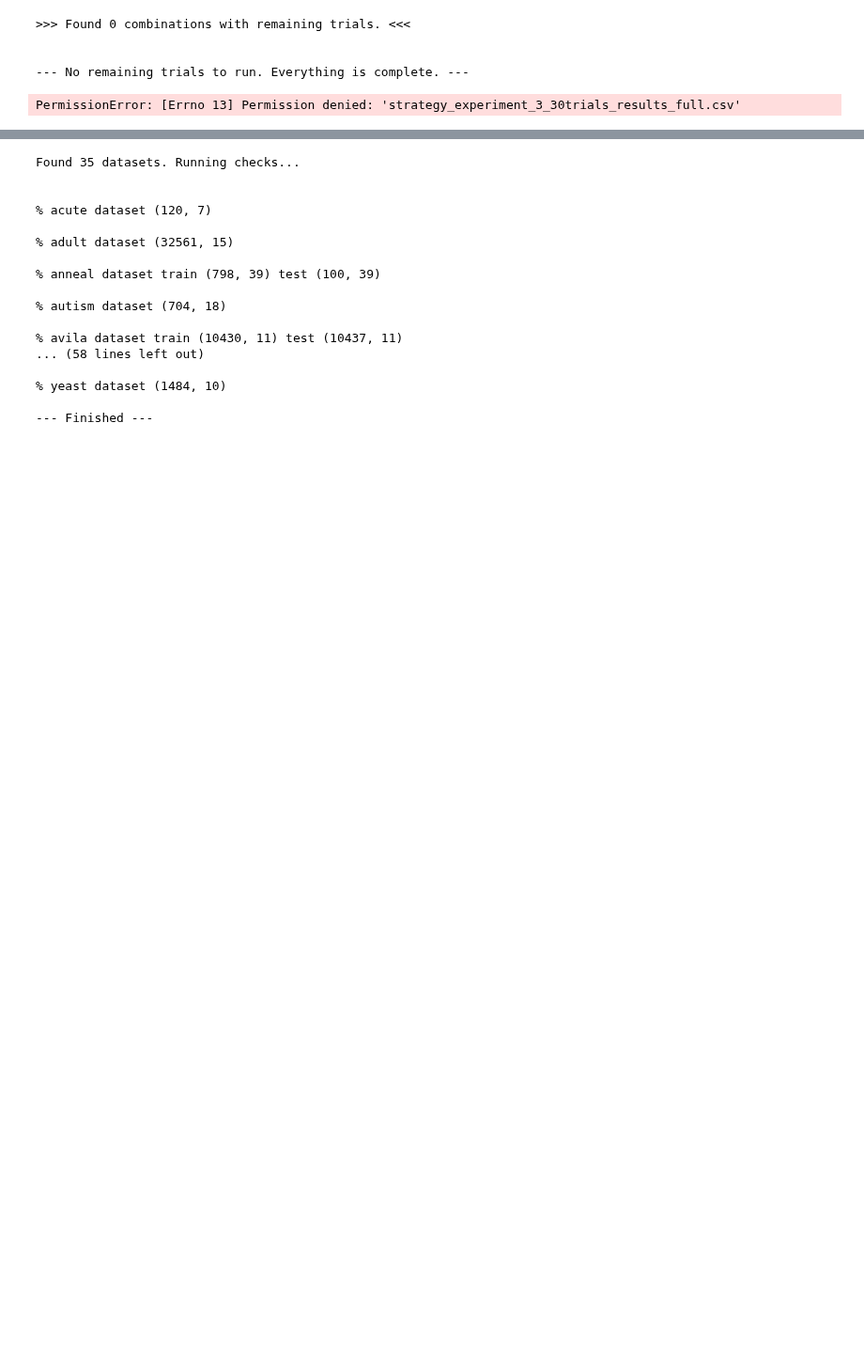
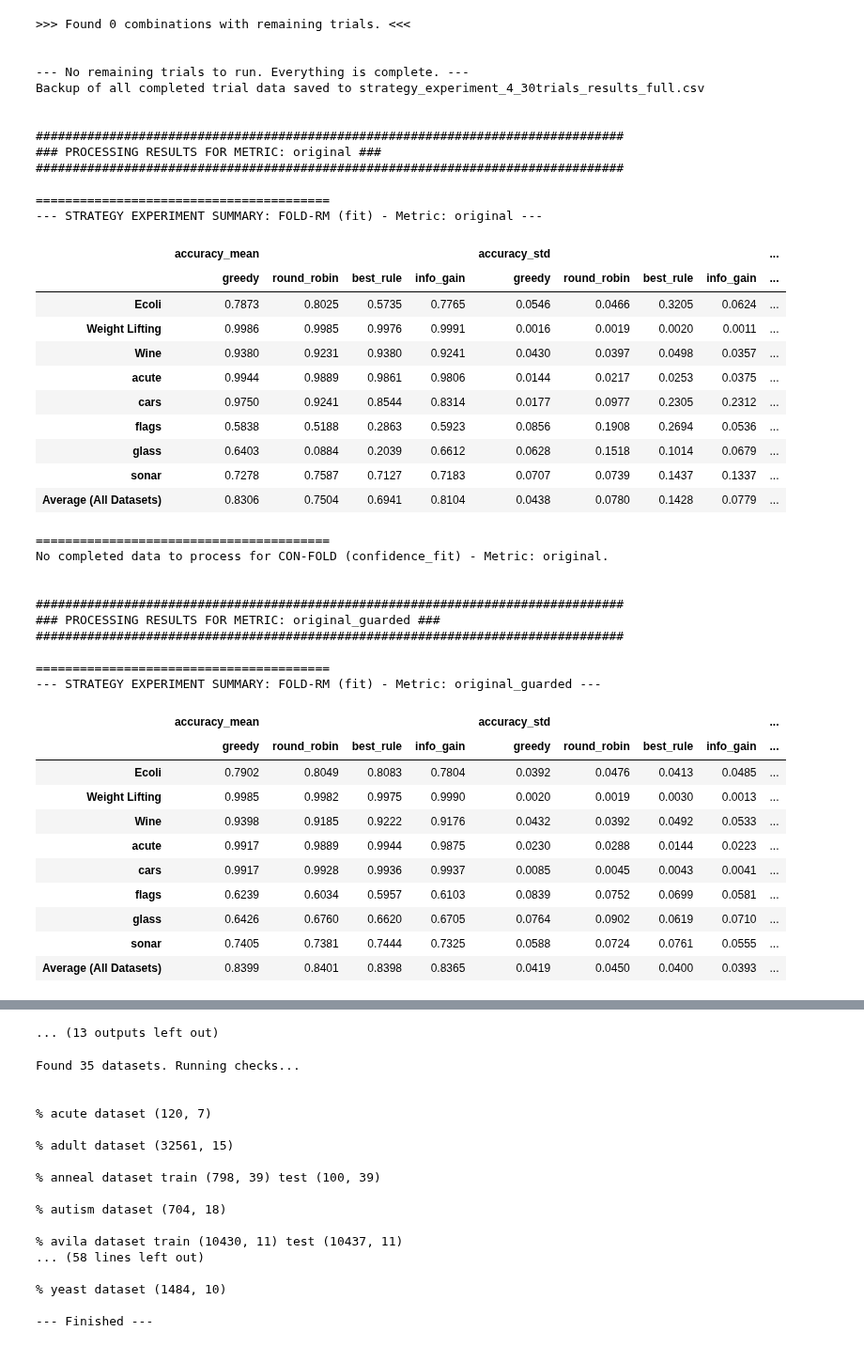
Before and after one commit to lachlanmcg123/CONFOLD, a Jupyter notebook: Class_Selection_Experiments_3.ipynb, the cells around one changed output, grey strips where cells are left out. Shown at 94% size. Drawn from its saved outputs; the diff is of its cells as text; code cells hidden in the pictures; blank space fills up the shorter version.

Commit message:
Multiclass experiments complete.

```diff
--- a/Class_Selection_Experiments_3.ipynb
+++ b/Class_Selection_Experiments_3.ipynb
@@ -13,12 +13,12 @@ from IPython.display import display
 from algo import metric_list
 from foldrm import Classifier
 from utils import split_data, split_xy, get_scores, count_rules_in_model, num_predicates, get_inverse_brier_score
-from datasets import wine, ecoli, weight_lifting, wall_robot, page_blocks, nursery, dry_bean, acute, autism,breastw,credit,flags,glass,heart,ionosphere,kidney,voting,sonar
+from datasets import wine, cars, ecoli, weight_lifting, wall_robot, page_blocks, nursery, dry_bean, acute, autism,breastw,credit,flags,glass,heart,ionosphere,kidney,voting,sonar
 
 
 # --- Experiment Configuration ---
-datasets = [wine, ecoli, weight_lifting, acute, autism,breastw,credit,flags,glass,heart,ionosphere,kidney,voting,sonar] #wall_robot, page_blocks, nursery, dry_bean,
-dataset_names = ["Wine"] #, "Ecoli", "Weight Lifting", "acute", "autism", "breastw", "credit" , "flags", "glass", "heart", "ionosphere" , "kidney", "voting","sonar", "Wall Robot", "Page Blocks"   #"Wine", "Ecoli", "Weight Lifting", "Wall Robot", "Page Blocks", "Nursery", "Dry Bean"
+datasets = [acute, wine, cars, glass, flags, ecoli, sonar, weight_lifting] #ecoli, weight_lifting, acute, autism,breastw,credit,flags,glass,heart,ionosphere,kidney,voting,sonar #wall_robot, page_blocks, nursery, dry_bean,
+dataset_names = ["acute", "Wine", "cars", "glass", "flags", "Ecoli","sonar","Weight Lifting"] # #, "Ecoli", "Weight Lifting", "acute", "autism", "breastw", "credit" , "flags", "glass", "heart", "ionosphere" , "kidney", "voting","sonar", "Wall Robot", "Page Blocks"   #"Wine", "Ecoli", "Weight Lifting", "Wall Robot", "Page Blocks", "Nursery", "Dry Bean"
 
 # Define the fit methods and strategies to test
 fit_methods = ["FOLD-RM (fit)"] #, "CON-FOLD (confidence_fit)"
@@ -26,7 +26,7 @@ selection_strategies = ['greedy', 'round_robin', 'best_rule', 'info_gain']
 
 # We will fix the gain metric to the default to isolate the effect of the selection strategy
 #FIXED_METRIC = 'information_gain'
-metric_list = ['original', 'original_guarded', 'original_reweighted', 'original_t_removed', 'Precision_Information_Gain', 'LogOddsRatio',  'MathewsCC',
+metric_list = ['original', 'original_guarded', 'original_reweighted', 'original_t_removed', 'IG_over_P', 'IG_over_P2', 'LogOddsRatio',  'MathewsCC',
                'MathewsCC_mod', 'MathewsP', 'Gini_Impurity', 'Precision_Gini_Impurity']
 
 NUM_TRIALS = 30 # Reduced for quicker testing; you can set this back to 300
@@ -234,31 +234,71 @@ if __name__ == "__main__":
 
             # Get the list of metrics that have completed trials
             metrics_to_process = completed_df['metric'].unique()
 
             # Loop through each metric and generate a separate report
             for metric in metrics_to_process:
                 print(f"\n\n{'#'*80}")
                 print(f"### PROCESSING RESULTS FOR METRIC: {metric} ###")
                 print(f"{'#'*80}")
 
                 metric_df = completed_df[completed_df['metric'] == metric]
 
                 # Process and display results for FOLD-RM for this metric
                 fold_rm_df = metric_df[metric_df['fit_method'] == 'FOLD-RM (fit)'].copy()
                 fold_rm_filename = f"fold_rm_strategy_summary_{metric}_4.csv"
                 process_and_display_results(fold_rm_df, f"FOLD-RM (fit) - Metric: {metric}", fold_rm_filename)
 
                 # Process and display results for CON-FOLD for this metric
                 con_fold_df = metric_df[metric_df['fit_method'] == 'CON-FOLD (confidence_fit)'].copy()
                 con_fold_filename = f"con_fold_strategy_summary_{metric}_4.csv"
                 process_and_display_results(con_fold_df, f"CON-FOLD (confidence_fit) - Metric: {metric}", con_fold_filename)
         else:
             print("--- No combinations are fully complete yet (>= " + str(NUM_TRIALS) + " trials). ---")
     else:
         print("--- No trial data found in the database. ---")
 # %% [output]
 >>> Found 0 combinations with remaining trials. <<<
 
 
 --- No remaining trials to run. Everything is complete. ---
+Backup of all completed trial data saved to strategy_experiment_4_30trials_results_full.csv
+
+
+################################################################################
+### PROCESSING RESULTS FOR METRIC: original ###
+################################################################################
+
+========================================
+--- STRATEGY EXPERIMENT SUMMARY: FOLD-RM (fit) - Metric: original ---
+|  | accuracy_mean |  |  |  | accuracy_std |  |  |  | ... |
+|  | greedy | round_robin | best_rule | info_gain | greedy | round_robin | best_rule | info_gain | ... |
+| Ecoli | 0.7873 | 0.8025 | 0.5735 | 0.7765 | 0.0546 | 0.0466 | 0.3205 | 0.0624 | ... |
+| Weight Lifting | 0.9986 | 0.9985 | 0.9976 | 0.9991 | 0.0016 | 0.0019 | 0.0020 | 0.0011 | ... |
+| Wine | 0.9380 | 0.9231 | 0.9380 | 0.9241 | 0.0430 | 0.0397 | 0.0498 | 0.0357 | ... |
+| acute | 0.9944 | 0.9889 | 0.9861 | 0.9806 | 0.0144 | 0.0217 | 0.0253 | 0.0375 | ... |
+| cars | 0.9750 | 0.9241 | 0.8544 | 0.8314 | 0.0177 | 0.0977 | 0.2305 | 0.2312 | ... |
+| flags | 0.5838 | 0.5188 | 0.2863 | 0.5923 | 0.0856 | 0.1908 | 0.2694 | 0.0536 | ... |
+| glass | 0.6403 | 0.0884 | 0.2039 | 0.6612 | 0.0628 | 0.1518 | 0.1014 | 0.0679 | ... |
+| sonar | 0.7278 | 0.7587 | 0.7127 | 0.7183 | 0.0707 | 0.0739 | 0.1437 | 0.1337 | ... |
+| Average (All Datasets) | 0.8306 | 0.7504 | 0.6941 | 0.8104 | 0.0438 | 0.0780 | 0.1428 | 0.0779 | ... |
-PermissionError: [Errno 13] Permission denied: 'strategy_experiment_3_30trials_results_full.csv'
+========================================
+No completed data to process for CON-FOLD (confidence_fit) - Metric: original.
+
+
+################################################################################
+### PROCESSING RESULTS FOR METRIC: original_guarded ###
+################################################################################
+
+========================================
+--- STRATEGY EXPERIMENT SUMMARY: FOLD-RM (fit) - Metric: original_guarded ---
+|  | accuracy_mean |  |  |  | accuracy_std |  |  |  | ... |
+|  | greedy | round_robin | best_rule | info_gain | greedy | round_robin | best_rule | info_gain | ... |
+| Ecoli | 0.7902 | 0.8049 | 0.8083 | 0.7804 | 0.0392 | 0.0476 | 0.0413 | 0.0485 | ... |
+| Weight Lifting | 0.9985 | 0.9982 | 0.9975 | 0.9990 | 0.0020 | 0.0019 | 0.0030 | 0.0013 | ... |
+| Wine | 0.9398 | 0.9185 | 0.9222 | 0.9176 | 0.0432 | 0.0392 | 0.0492 | 0.0533 | ... |
+| acute | 0.9917 | 0.9889 | 0.9944 | 0.9875 | 0.0230 | 0.0288 | 0.0144 | 0.0223 | ... |
+| cars | 0.9917 | 0.9928 | 0.9936 | 0.9937 | 0.0085 | 0.0045 | 0.0043 | 0.0041 | ... |
+| flags | 0.6239 | 0.6034 | 0.5957 | 0.6103 | 0.0839 | 0.0752 | 0.0699 | 0.0581 | ... |
+| glass | 0.6426 | 0.6760 | 0.6620 | 0.6705 | 0.0764 | 0.0902 | 0.0619 | 0.0710 | ... |
+| sonar | 0.7405 | 0.7381 | 0.7444 | 0.7325 | 0.0588 | 0.0724 | 0.0761 | 0.0555 | ... |
+| Average (All Datasets) | 0.8399 | 0.8401 | 0.8398 | 0.8365 | 0.0419 | 0.0450 | 0.0400 | 0.0393 | ... |
@@ -265,3 +389,4 @@ PermissionError: [Errno 13] Permission denied: 'strategy_experiment_3_30trials_r
+... (13 outputs left out)
 # %%
 import datasets
 import inspect
```
Also changed, not shown: parts of 2 cells of this notebook, 4 other files.
